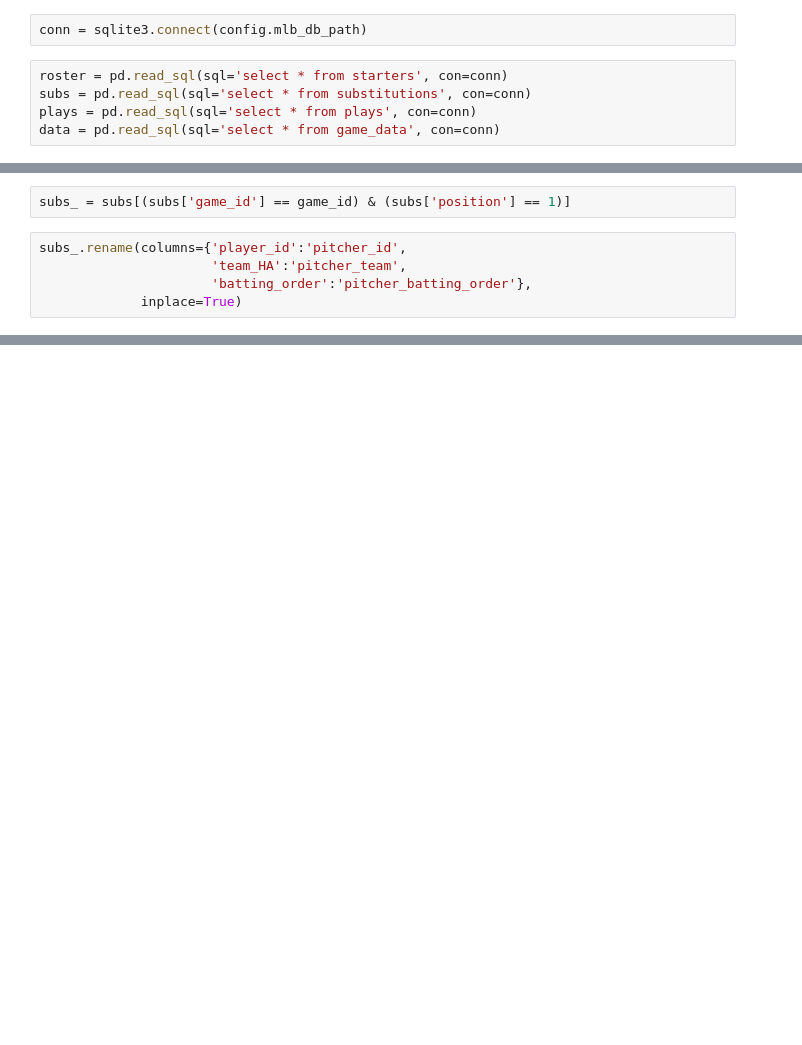
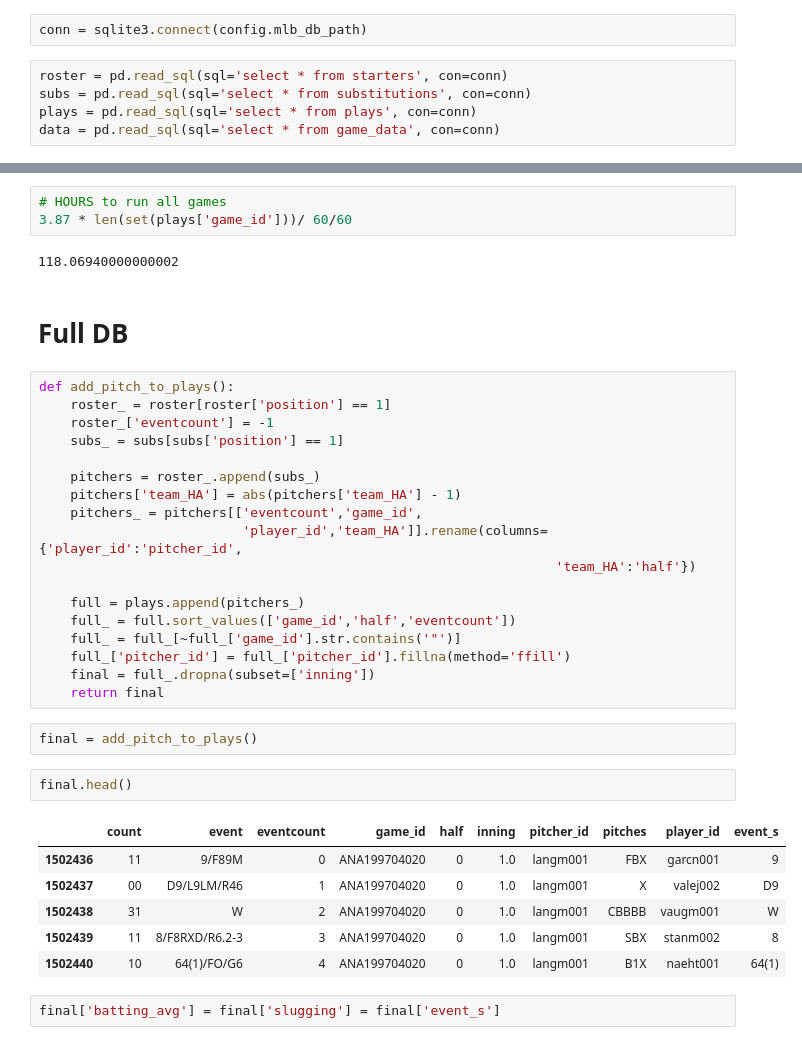
Before and after one commit to RyanAugust/fantasy-machine, a Jupyter notebook: MLB_functions.ipynb, the cells around one changed output, grey strips where cells are left out. Saved outputs shown, nothing was run; the diff lists cells and outputs as text; blank space fills up the shorter version.

Commit message:
merging pitcher to batters; game-by-game and total

```diff
--- a/MLB_functions.ipynb
+++ b/MLB_functions.ipynb
@@ -23,7 +19,0 @@ plays_[plays_['half'] == "0"]
-# %%
-subs_ = subs[(subs['game_id'] == game_id) & (subs['position'] == 1)]
-# %%
-subs_.rename(columns={'player_id':'pitcher_id',
-                      'team_HA':'pitcher_team',
-                      'batting_order':'pitcher_batting_order'},
-             inplace=True)
@@ -62,0 +68,38 @@ To retain the current behavior and silence the warning, pass 'sort=True'.
+# %%
+# HOURS to run all games
+3.87 * len(set(plays['game_id']))/ 60/60
+# %% [output]
+118.06940000000002
+# %% [markdown]
+# Full DB
+# %%
+def add_pitch_to_plays():
+    roster_ = roster[roster['position'] == 1]
+    roster_['eventcount'] = -1
+    subs_ = subs[subs['position'] == 1]
+
+    pitchers = roster_.append(subs_)
+    pitchers['team_HA'] = abs(pitchers['team_HA'] - 1)
+    pitchers_ = pitchers[['eventcount','game_id',
+                          'player_id','team_HA']].rename(columns={'player_id':'pitcher_id',
+                                                                  'team_HA':'half'})
+
+    full = plays.append(pitchers_)
+    full_ = full.sort_values(['game_id','half','eventcount'])
+    full_ = full_[~full_['game_id'].str.contains('"')]
+    full_['pitcher_id'] = full_['pitcher_id'].fillna(method='ffill')
+    final = full_.dropna(subset=['inning'])
+    return final
+# %%
+final = add_pitch_to_plays()
+# %%
+final.head()
+# %% [output]
+|  | count | event | eventcount | game_id | half | inning | pitcher_id | pitches | player_id | event_s |
+| 1502436 | 11 | 9/F89M | 0 | ANA199704020 | 0 | 1.0 | langm001 | FBX | garcn001 | 9 |
+| 1502437 | 00 | D9/L9LM/R46 | 1 | ANA199704020 | 0 | 1.0 | langm001 | X | valej002 | D9 |
+| 1502438 | 31 | W | 2 | ANA199704020 | 0 | 1.0 | langm001 | CBBBB | vaugm001 | W |
+| 1502439 | 11 | 8/F8RXD/R6.2-3 | 3 | ANA199704020 | 0 | 1.0 | langm001 | SBX | stanm002 | 8 |
+| 1502440 | 10 | 64(1)/FO/G6 | 4 | ANA199704020 | 0 | 1.0 | langm001 | B1X | naeht001 | 64(1) |
+# %%
+final['batting_avg'] = final['slugging'] = final['event_s']
```
Also changed, not shown: parts of 21 cells of this notebook.
